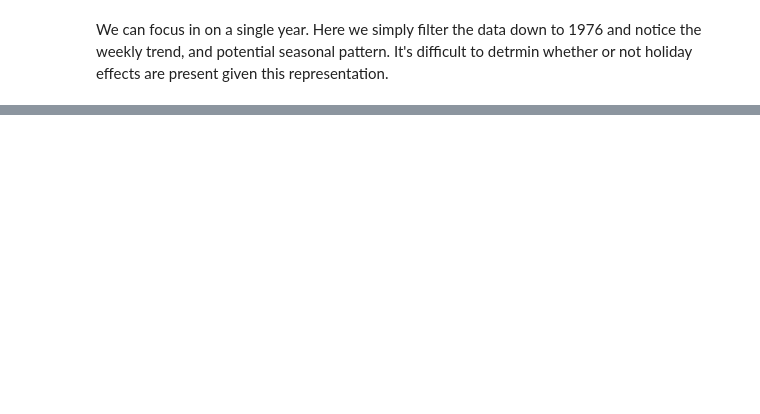
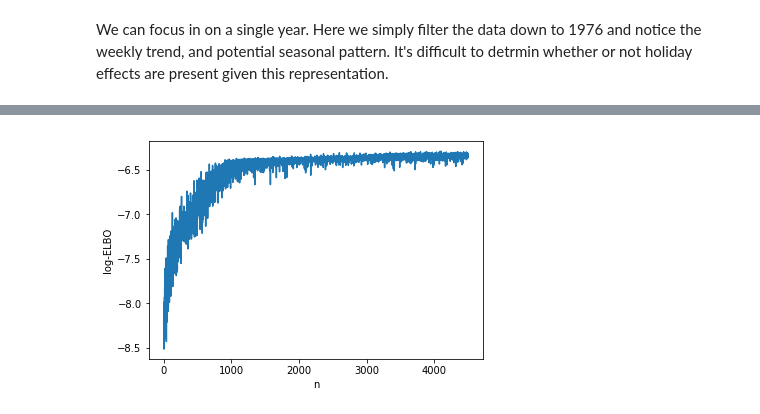
Before and after one commit to blazickjp/Research, a Jupyter notebook: GaussianProcesses.ipynb, the cells around one changed output, grey strips where cells are left out. Drawn from its saved outputs; the diff is of its cells as text; code cells hidden in the pictures; blank space fills up the shorter version.

Commit message:
Fit params using advi. Working on extracting component GPs

```diff
--- a/GaussianProcesses.ipynb
+++ b/GaussianProcesses.ipynb
@@ -133,8 +142,8 @@ with pm.Model() as model:
     sigma = pm.HalfCauchy('sigma', 10)
 
     # covariance functions for the function f and the noise
-    gp = f_1 + f_2 +f_3 + f_4
-    y_ = gp.marginal_likelihood('y_obs',X=np.expand_dims(birthdays.index.to_numpy(), axis=1), y=birthdays["births"].values, noise=sigma)
-    mp = pm.find_MAP()
+    gp = f_1 + f_2 + f_3 + f_4
+    y_ = gp.marginal_likelihood('y_obs',X=np.expand_dims(bd_1976.index.to_numpy(), axis=1), y=bd_1976["scaled_births"].values, noise=sigma)
+    advi_fit = pm.fit(method='advi', n=4500, obj_optimizer=pm.adagrad(learning_rate=1e-1))
     #trace = pm.sample(2000)
     #y_obs = pm.gp.GP('y_obs', cov_func=f_cov, sigma=s2_n, observed={'X':, 'Y':y})
@@ -140,0 +152,9 @@ with pm.Model() as model:
+# %%
+import seaborn as sns
+advi_elbo = pd.DataFrame(
+    {'log-ELBO': -np.log(mp.hist),
+     'n': np.arange(mp.hist.shape[0])})
+
+_ = sns.lineplot(y='log-ELBO', x='n', data=advi_elbo)
+# %% [output]
+[figure, added]
```
Also changed, not shown: parts of 17 cells of this notebook.
